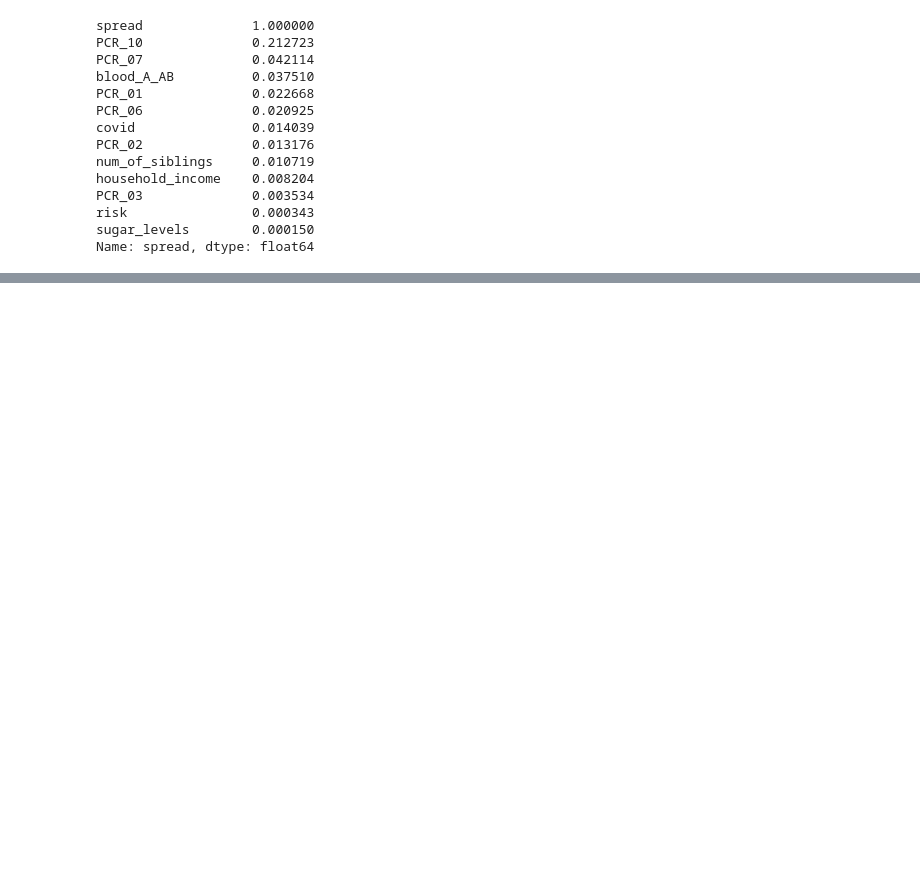
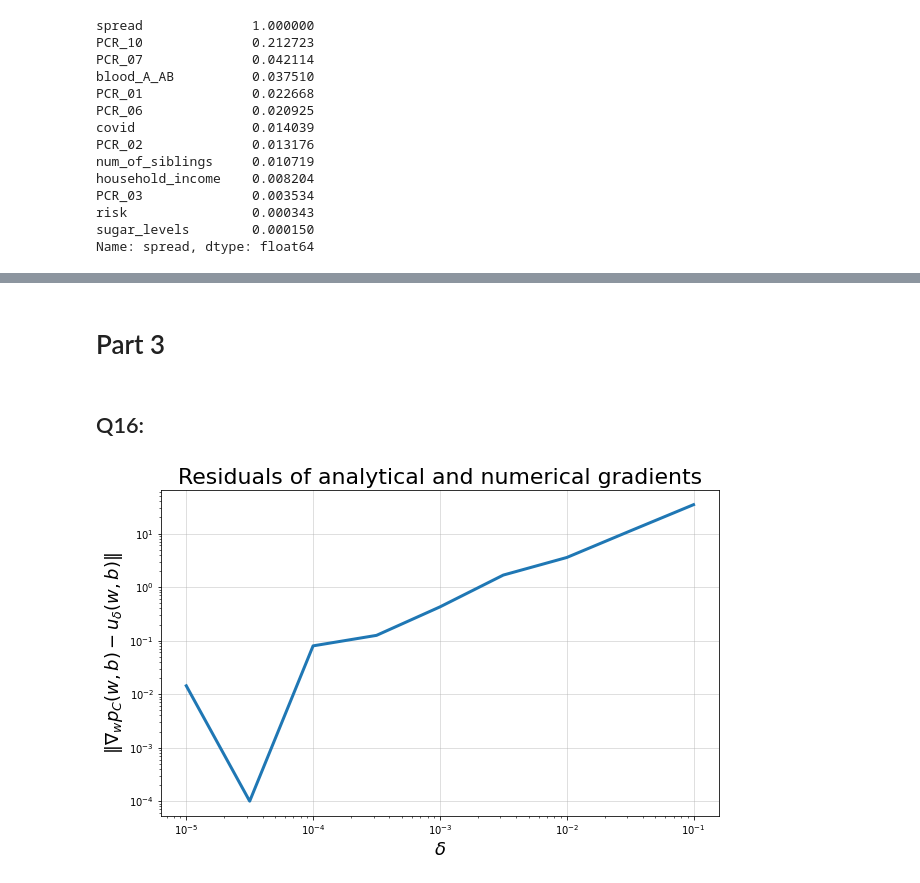
Before and after one commit to Av0cat0/IntroToML-cs236756-HW2, a Jupyter notebook: 313575599-308160647.ipynb, the cells around one changed output, grey strips where cells are left out. Cells and saved outputs as stored; diff of their text form; code cells hidden in the pictures; blank space fills up the shorter version.

```diff
--- a/313575599-308160647.ipynb
+++ b/313575599-308160647.ipynb
@@ -91,0 +156,2 @@ ax.set_zlabel('PCR_10')
+# %% [markdown]
+# Part 3
@@ -91,0 +346,7 @@ ax.set_zlabel('PCR_10')
+# %% [markdown]
+## Q16:
+# %%
+y_train = df_train['covid']
+compare_gradients(x_train.values, y_train.values, deltas=np.logspace(-5, -1, 9))
+# %% [output]
+[figure, added]
```
Also changed, not shown: parts of 21 cells of this notebook, 18 other files.
